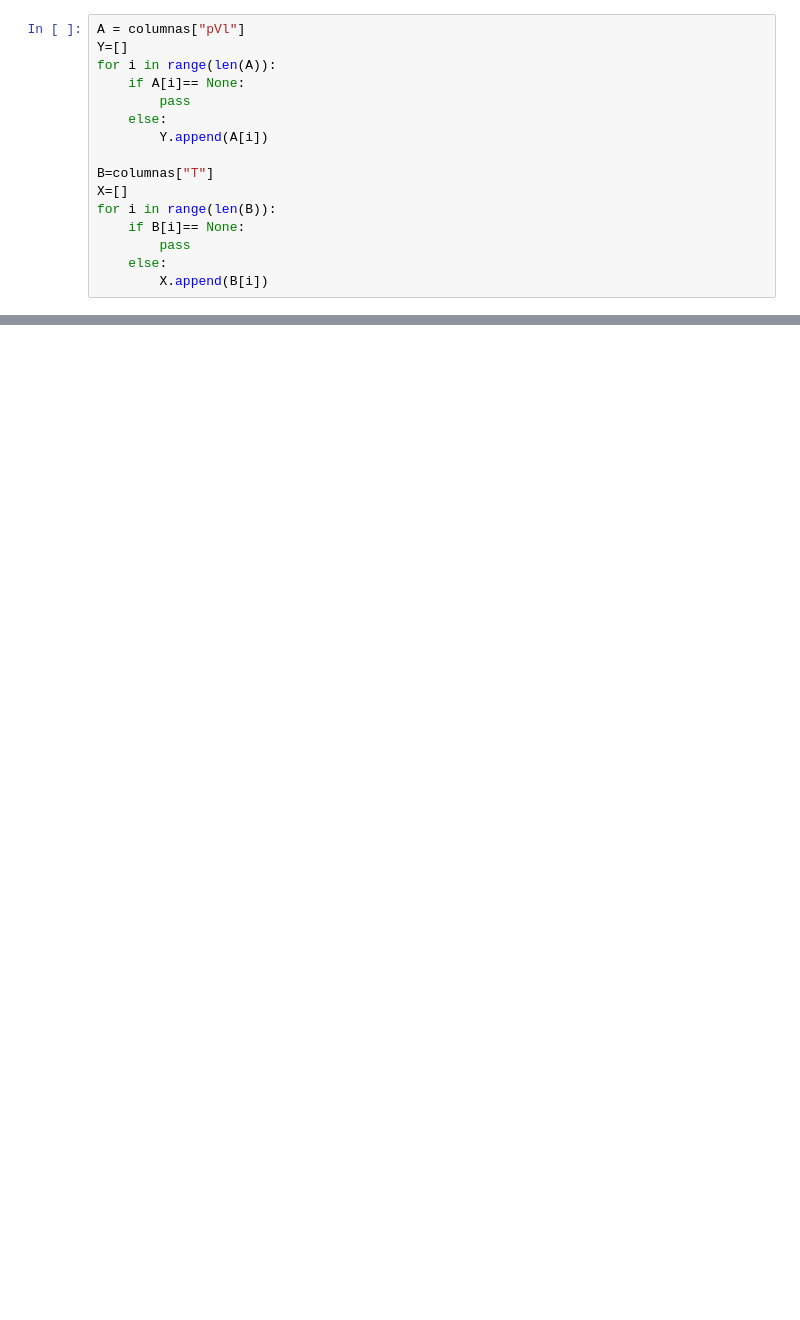
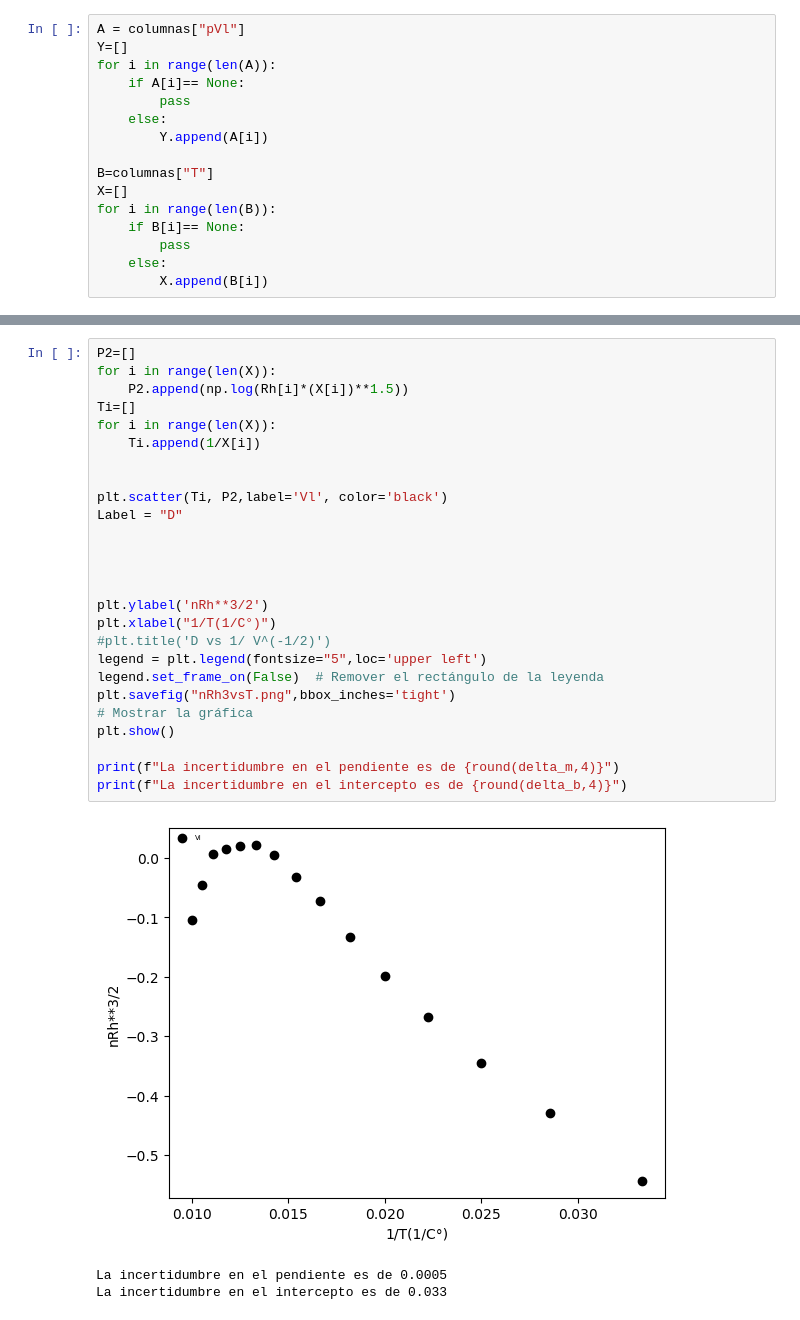
Before and after one commit to P-YepesM/Lab-intermedio, a Jupyter notebook: Efecto Hall/Efecto Hall.ipynb, the cells around one changed output, grey strips where cells are left out. Saved outputs shown, nothing was run; the diff lists cells and outputs as text; blank space fills up the shorter version.

```diff
--- a/Efecto Hall/Efecto Hall.ipynb
+++ b/Efecto Hall/Efecto Hall.ipynb
@@ -1083,0 +1416,30 @@ print(f"La incertidumbre en el intercepto es de {round(delta_b1,4)}")
+# %%
+P2=[]
+for i in range(len(X)):
+    P2.append(np.log(Rh[i]*(X[i])**1.5))
+Ti=[]
+for i in range(len(X)):
+    Ti.append(1/X[i])
+
+
+plt.scatter(Ti, P2,label='Vl', color='black')
+Label = "D"
+
+
+
+
+plt.ylabel('nRh**3/2')
+plt.xlabel("1/T(1/C°)")
+#plt.title('D vs 1/ V^(-1/2)')
+legend = plt.legend(fontsize="5",loc='upper left')
+legend.set_frame_on(False)  # Remover el rectángulo de la leyenda
+plt.savefig("nRh3vsT.png",bbox_inches='tight')
+# Mostrar la gráfica
+plt.show()
+
+print(f"La incertidumbre en el pendiente es de {round(delta_m,4)}")
+print(f"La incertidumbre en el intercepto es de {round(delta_b,4)}")
+# %% [output]
+[figure, added]
+La incertidumbre en el pendiente es de 0.0005
+La incertidumbre en el intercepto es de 0.033
```
Also changed, not shown: parts of 16 cells of this notebook, 3 other files.
